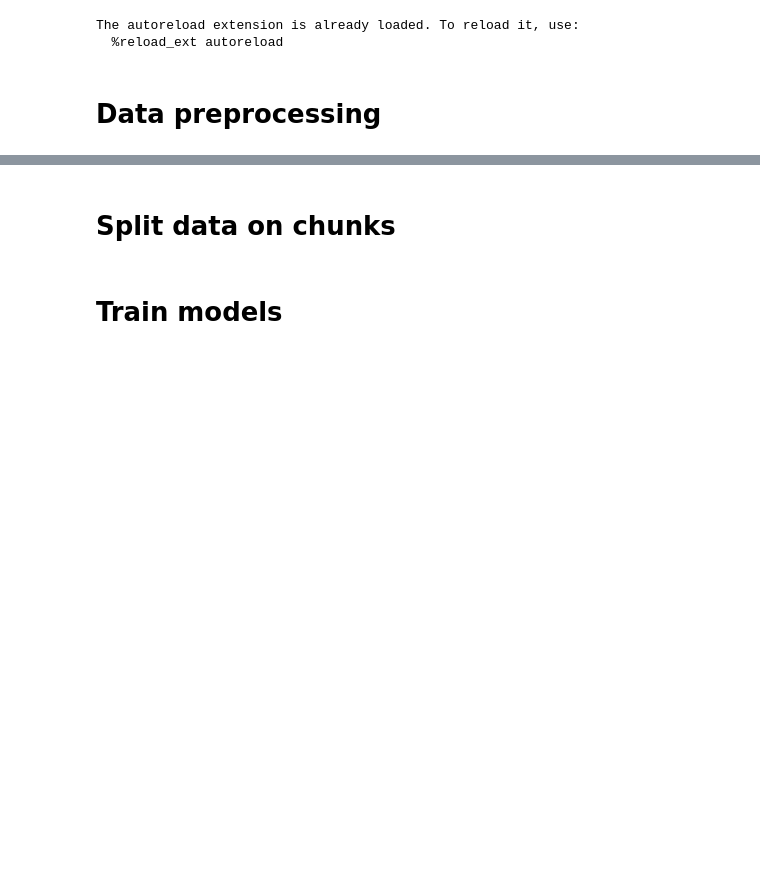
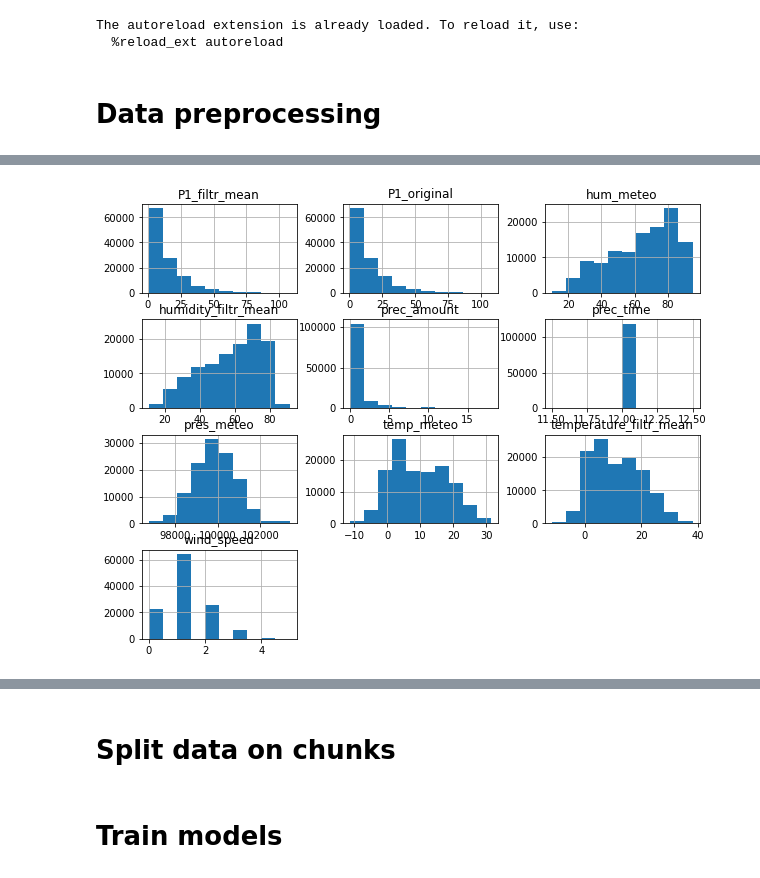
Before and after one commit to aerubanov/Proj_Air_Quality, a Jupyter notebook: notebooks/forecast_ansamble.ipynb, the cells around one changed output, grey strips where cells are left out. Cells and saved outputs as stored; diff of their text form; code cells hidden in the pictures; blank space fills up the shorter version.

```diff
--- a/notebooks/forecast_ansamble.ipynb
+++ b/notebooks/forecast_ansamble.ipynb
@@ -67,7 +64,7 @@ class Chunk:
         return X_meta
 # %%
 def prepare_data(data):
-    data['P1'] = data.P1.interpolate()
+    data['P1_filtr_mean'] = data.P1_filtr_mean.interpolate()
 
     data['pres_meteo'] = data.pres_meteo.fillna(method='bfill')
     data['temp_meteo'] = data.temp_meteo.fillna(method='bfill')
@@ -76,9 +73,8 @@ def prepare_data(data):
     data['hum_meteo'] = data.hum_meteo.interpolate()
     data['temp_meteo'] = data.temp_meteo.interpolate()
 
-    data['pressure'] = data.pressure.interpolate()
-    data['humidity'] = data.humidity.interpolate()
-    data['temperature'] = data.temperature.interpolate()
+    data['humidity_filtr_mean'] = data.humidity_filtr_mean.interpolate()
+    data['temperature_filtr_mean'] = data.temperature_filtr_mean.interpolate()
 
     data['prec_amount'] = data.prec_amount.fillna(method='bfill')
     data['prec_time'] = data.prec_time.fillna(method='bfill')
@@ -160,6 +160,13 @@ Index(['P1', 'P2', 'pressure', 'temperature', 'humidity', 'temp_meteo',
        'dew_point_temp'],
       dtype='object')
 # %%
-sel_columns = ['P1', 'pres_meteo', 'temp_meteo', 'hum_meteo', 'wind_direction',
-               'wind_speed', 'prec_amount', 'prec_time', 'pressure', 'temperature', 'humidity']
+sel_columns = ['P1_filtr_mean', 'humidity_filtr_mean', 'temperature_filtr_mean', 'pres_meteo', 'temp_meteo', 'hum_meteo', 'wind_direction',
+               'wind_speed', 'prec_amount', 'prec_time']
 data = data[sel_columns]
+
+data = prepare_data(data)
+data['P1_original'] = data['P1_filtr_mean']
+# %%
+ _ = data.hist()
+# %% [output]
+[figure, added]
```
Also changed, not shown: parts of 35 cells of this notebook.
